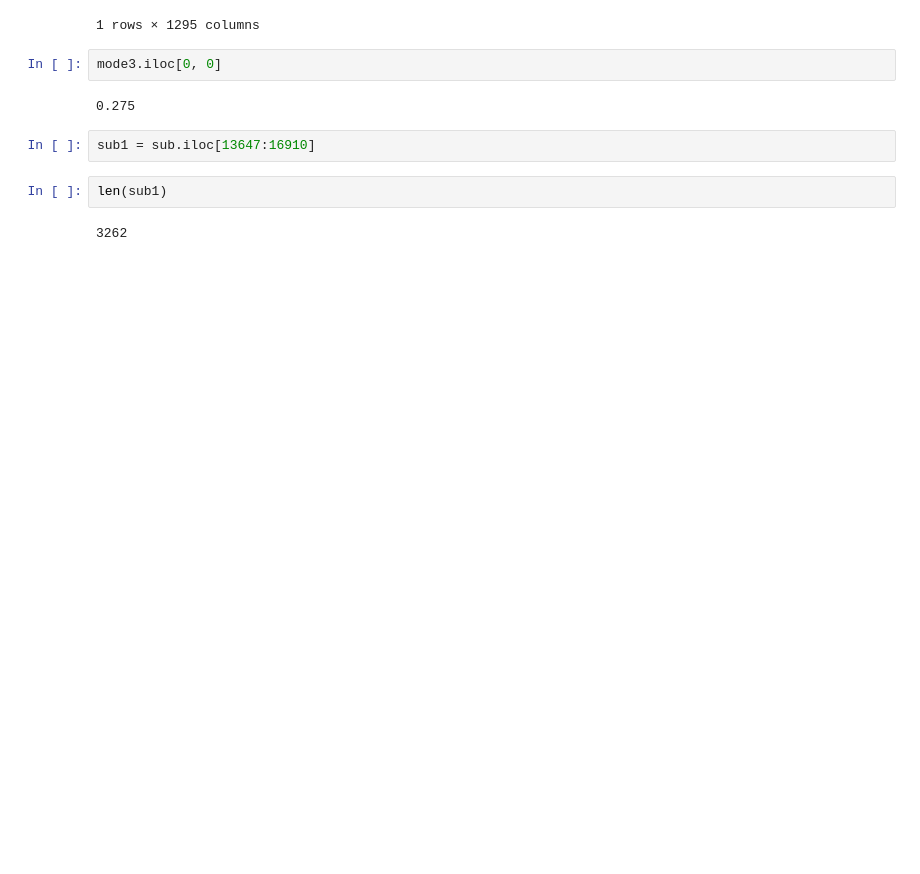
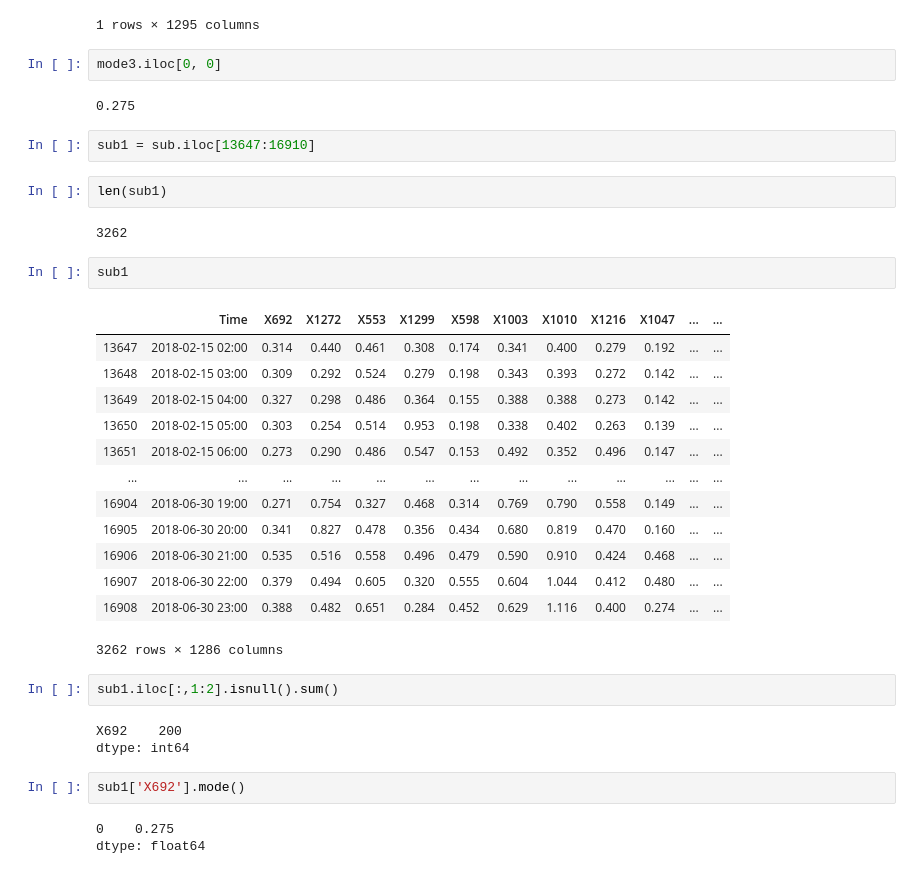
Before and after one commit to noc1992/Python_alone, a Jupyter notebook: Dacon_Proj/Dacon.ipynb, the cells around one changed output. Saved outputs shown, nothing was run; the diff lists cells and outputs as text; blank space fills up the shorter version.

```diff
--- a/Dacon_Proj/Dacon.ipynb
+++ b/Dacon_Proj/Dacon.ipynb
@@ -121,3 +124,29 @@ sub1 = sub.iloc[13647:16910]
 len(sub1)
 # %% [output]
 3262
+# %%
+sub1
+# %% [output]
+|  | Time | X692 | X1272 | X553 | X1299 | X598 | X1003 | X1010 | X1216 | X1047 | ... | ... |
+| 13647 | 2018-02-15 02:00 | 0.314 | 0.440 | 0.461 | 0.308 | 0.174 | 0.341 | 0.400 | 0.279 | 0.192 | ... | ... |
+| 13648 | 2018-02-15 03:00 | 0.309 | 0.292 | 0.524 | 0.279 | 0.198 | 0.343 | 0.393 | 0.272 | 0.142 | ... | ... |
+| 13649 | 2018-02-15 04:00 | 0.327 | 0.298 | 0.486 | 0.364 | 0.155 | 0.388 | 0.388 | 0.273 | 0.142 | ... | ... |
+| 13650 | 2018-02-15 05:00 | 0.303 | 0.254 | 0.514 | 0.953 | 0.198 | 0.338 | 0.402 | 0.263 | 0.139 | ... | ... |
+| 13651 | 2018-02-15 06:00 | 0.273 | 0.290 | 0.486 | 0.547 | 0.153 | 0.492 | 0.352 | 0.496 | 0.147 | ... | ... |
+| ... | ... | ... | ... | ... | ... | ... | ... | ... | ... | ... | ... | ... |
+| 16904 | 2018-06-30 19:00 | 0.271 | 0.754 | 0.327 | 0.468 | 0.314 | 0.769 | 0.790 | 0.558 | 0.149 | ... | ... |
+| 16905 | 2018-06-30 20:00 | 0.341 | 0.827 | 0.478 | 0.356 | 0.434 | 0.680 | 0.819 | 0.470 | 0.160 | ... | ... |
+| 16906 | 2018-06-30 21:00 | 0.535 | 0.516 | 0.558 | 0.496 | 0.479 | 0.590 | 0.910 | 0.424 | 0.468 | ... | ... |
+| 16907 | 2018-06-30 22:00 | 0.379 | 0.494 | 0.605 | 0.320 | 0.555 | 0.604 | 1.044 | 0.412 | 0.480 | ... | ... |
+| 16908 | 2018-06-30 23:00 | 0.388 | 0.482 | 0.651 | 0.284 | 0.452 | 0.629 | 1.116 | 0.400 | 0.274 | ... | ... |
+3262 rows × 1286 columns
+# %%
+sub1.iloc[:,1:2].isnull().sum()
+# %% [output]
+X692    200
+dtype: int64
+# %%
+sub1['X692'].mode()
+# %% [output]
+0    0.275
+dtype: float64
```
Also changed, not shown: parts of 10 cells of this notebook.
